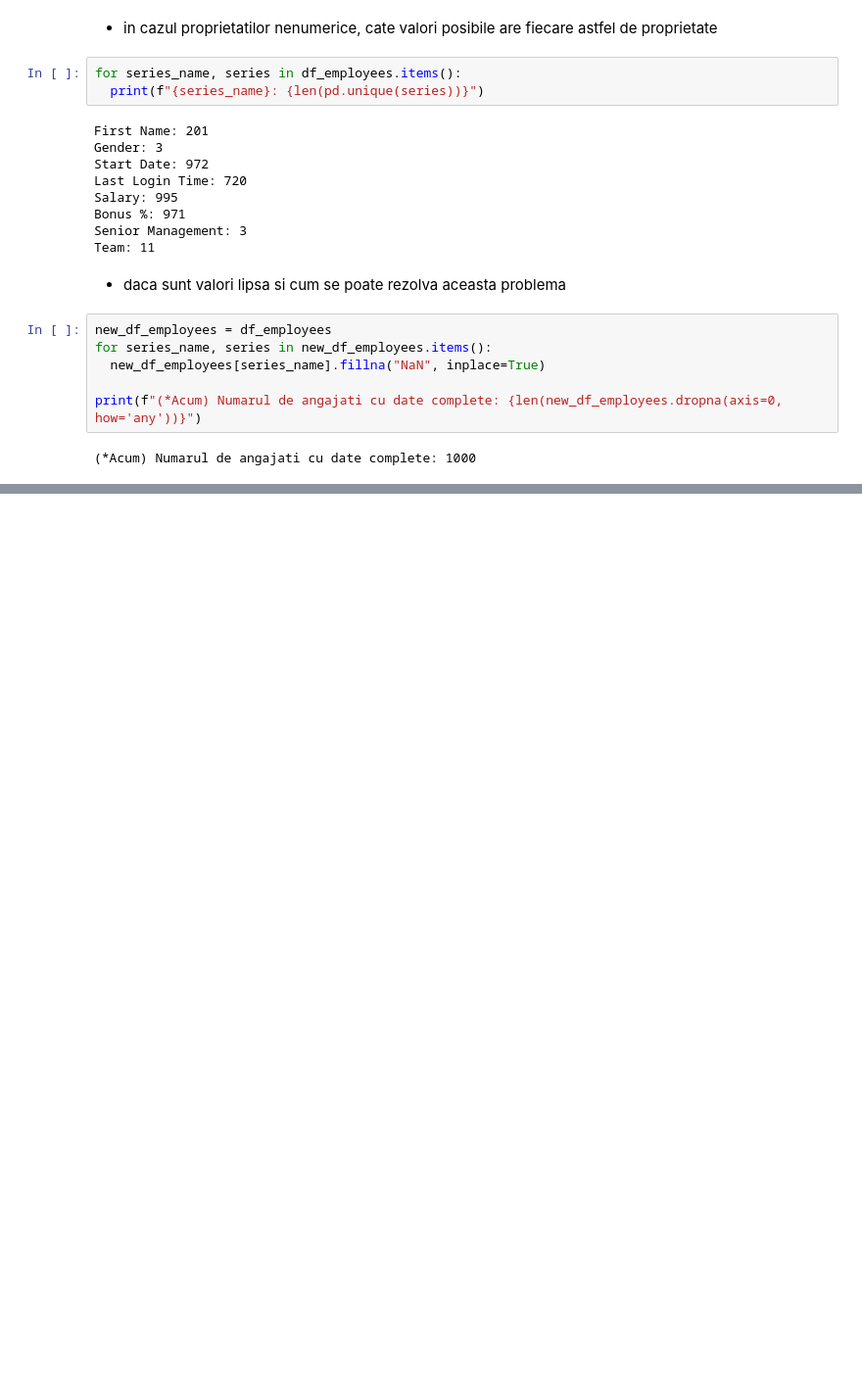
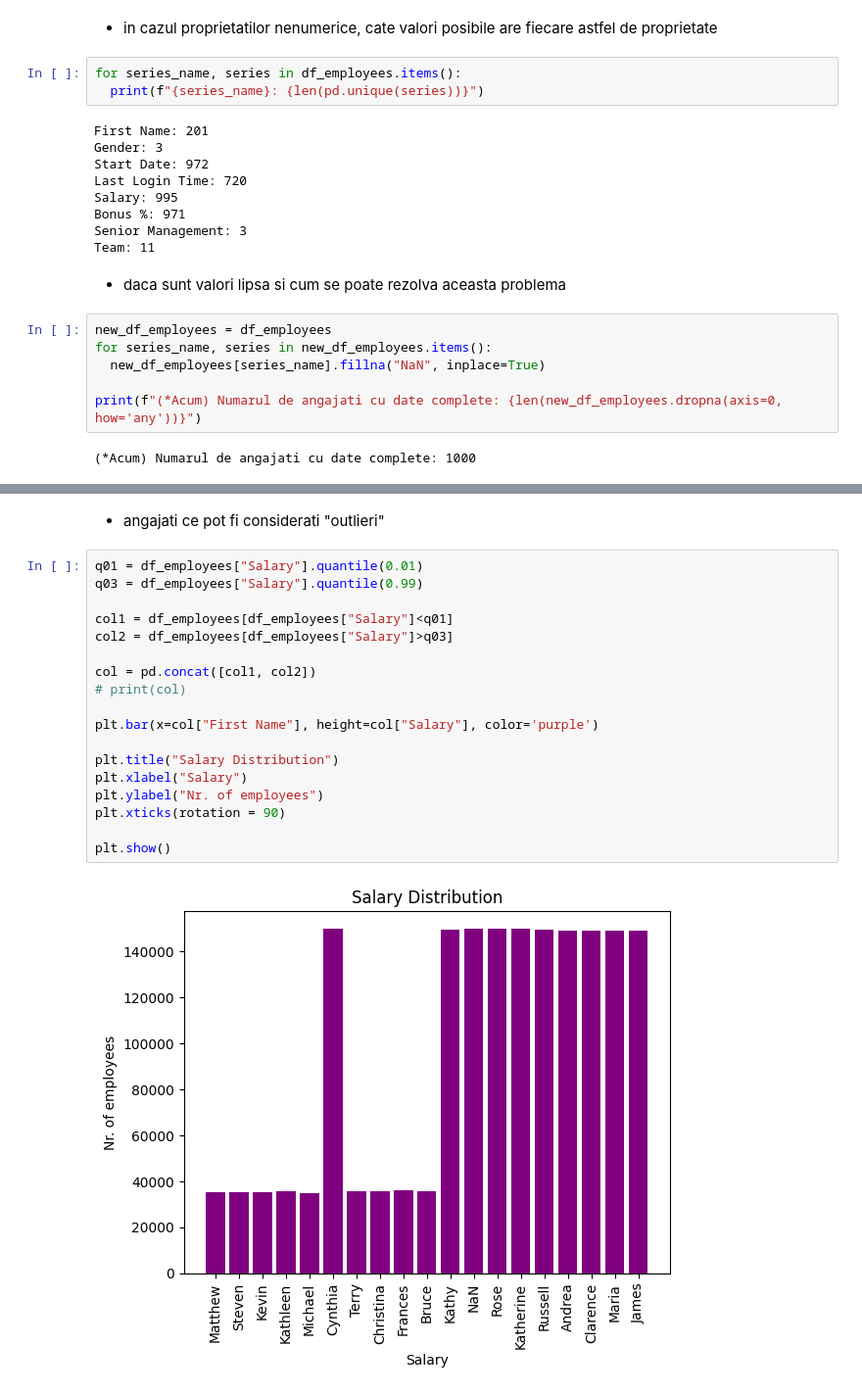
Before and after one commit to RegusAl/UBB, a Jupyter notebook: Semestrul 4/Inteligenta Artificiala/Laboratoare/Lab 2/Lab2.ipynb, the cells around one changed output, grey strips where cells are left out. Shown: that part at 98% size. Drawn from its saved outputs; the diff is of its cells as text; blank space fills up the shorter version.

```diff
--- a/Semestrul 4/Inteligenta Artificiala/Laboratoare/Lab 2/Lab2.ipynb
+++ b/Semestrul 4/Inteligenta Artificiala/Laboratoare/Lab 2/Lab2.ipynb
@@ -67,0 +117,22 @@ print(f"(*Acum) Numarul de angajati cu date complete: {len(new_df_employees.drop
+# %% [markdown]
+- angajati ce pot fi considerati "outlieri"
+# %%
+q01 = df_employees["Salary"].quantile(0.01)
+q03 = df_employees["Salary"].quantile(0.99)
+
+col1 = df_employees[df_employees["Salary"]<q01]
+col2 = df_employees[df_employees["Salary"]>q03]
+
+col = pd.concat([col1, col2])
+# print(col)
+
+plt.bar(x=col["First Name"], height=col["Salary"], color='purple')
+
+plt.title("Salary Distribution")
+plt.xlabel("Salary")
+plt.ylabel("Nr. of employees")
+plt.xticks(rotation = 90)
+
+plt.show()
+# %% [output]
+[figure, added]
```
Also changed, not shown: parts of 8 cells of this notebook.
